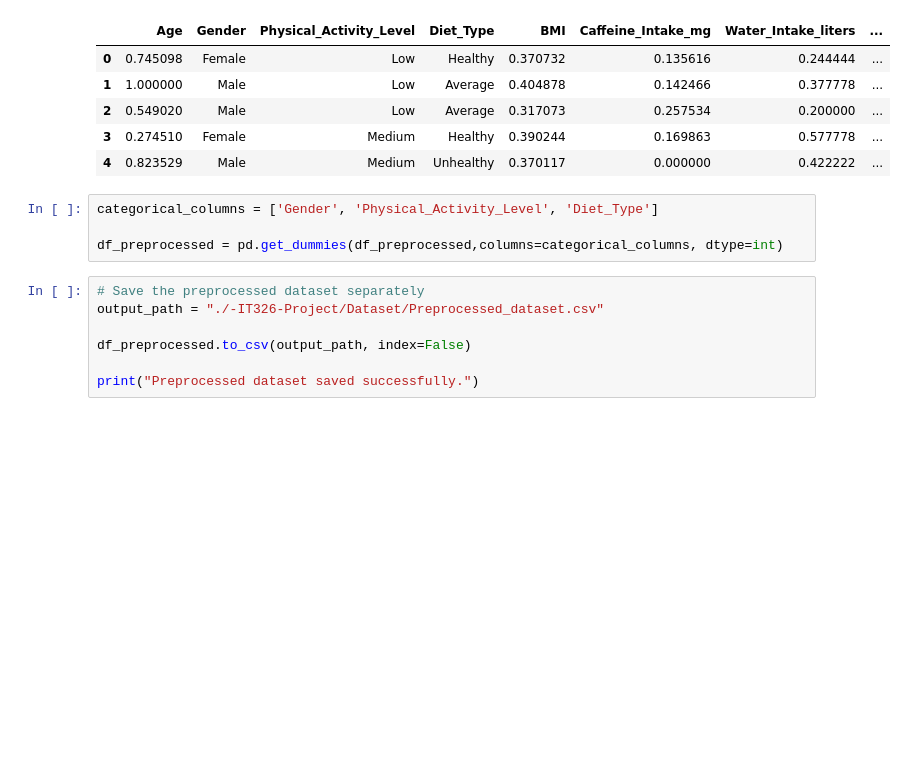
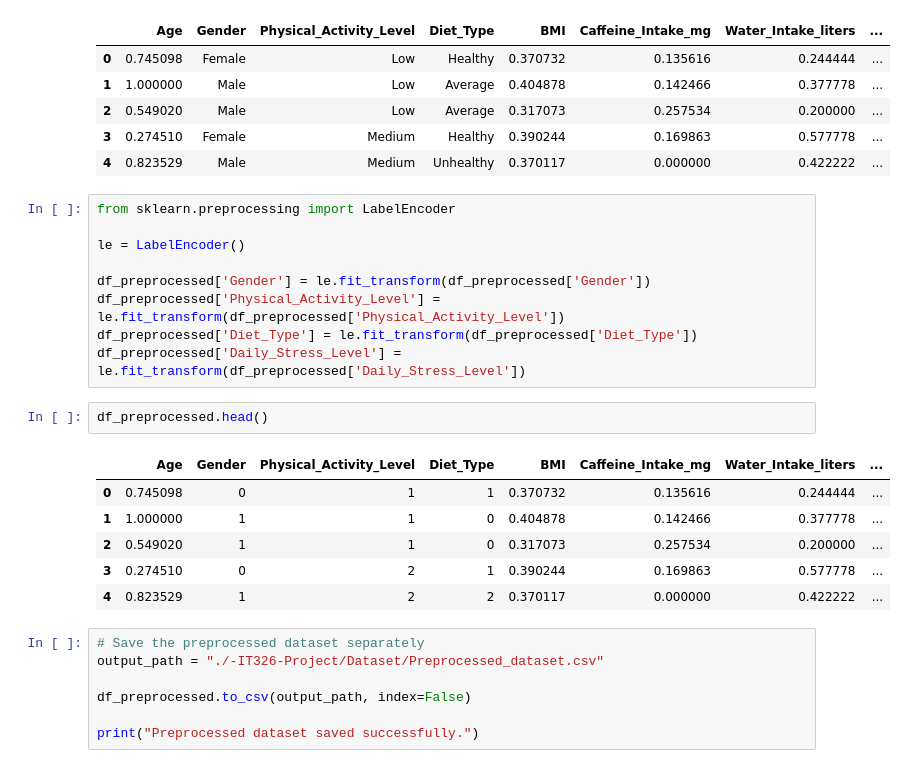
Before and after one commit to hend-22/-IT326-Project, a Jupyter notebook: Phase2.ipynb, the cells around one changed output. Cells and saved outputs as stored; diff of their text form; blank space fills up the shorter version.

```diff
--- a/Phase2.ipynb
+++ b/Phase2.ipynb
@@ -152,10 +146,24 @@ df_preprocessed.head()
 | 2 | 0.549020 | Male | Low | Average | 0.317073 | 0.257534 | 0.200000 | ... |
 | 3 | 0.274510 | Female | Medium | Healthy | 0.390244 | 0.169863 | 0.577778 | ... |
 | 4 | 0.823529 | Male | Medium | Unhealthy | 0.370117 | 0.000000 | 0.422222 | ... |
-# %%
-categorical_columns = ['Gender', 'Physical_Activity_Level', 'Diet_Type']
-
-df_preprocessed = pd.get_dummies(df_preprocessed,columns=categorical_columns, dtype=int)
+# %%
+from sklearn.preprocessing import LabelEncoder
+
+le = LabelEncoder()
+
+df_preprocessed['Gender'] = le.fit_transform(df_preprocessed['Gender'])
+df_preprocessed['Physical_Activity_Level'] = le.fit_transform(df_preprocessed['Physical_Activity_Level'])
+df_preprocessed['Diet_Type'] = le.fit_transform(df_preprocessed['Diet_Type'])
+df_preprocessed['Daily_Stress_Level'] = le.fit_transform(df_preprocessed['Daily_Stress_Level'])
+# %%
+df_preprocessed.head()
+# %% [output]
+|  | Age | Gender | Physical_Activity_Level | Diet_Type | BMI | Caffeine_Intake_mg | Water_Intake_liters | ... |
+| 0 | 0.745098 | 0 | 1 | 1 | 0.370732 | 0.135616 | 0.244444 | ... |
+| 1 | 1.000000 | 1 | 1 | 0 | 0.404878 | 0.142466 | 0.377778 | ... |
+| 2 | 0.549020 | 1 | 1 | 0 | 0.317073 | 0.257534 | 0.200000 | ... |
+| 3 | 0.274510 | 0 | 2 | 1 | 0.390244 | 0.169863 | 0.577778 | ... |
+| 4 | 0.823529 | 1 | 2 | 2 | 0.370117 | 0.000000 | 0.422222 | ... |
 # %%
 # Save the preprocessed dataset separately
 output_path = "./-IT326-Project/Dataset/Preprocessed_dataset.csv"
```
Also changed, not shown: parts of 4 cells of this notebook.
